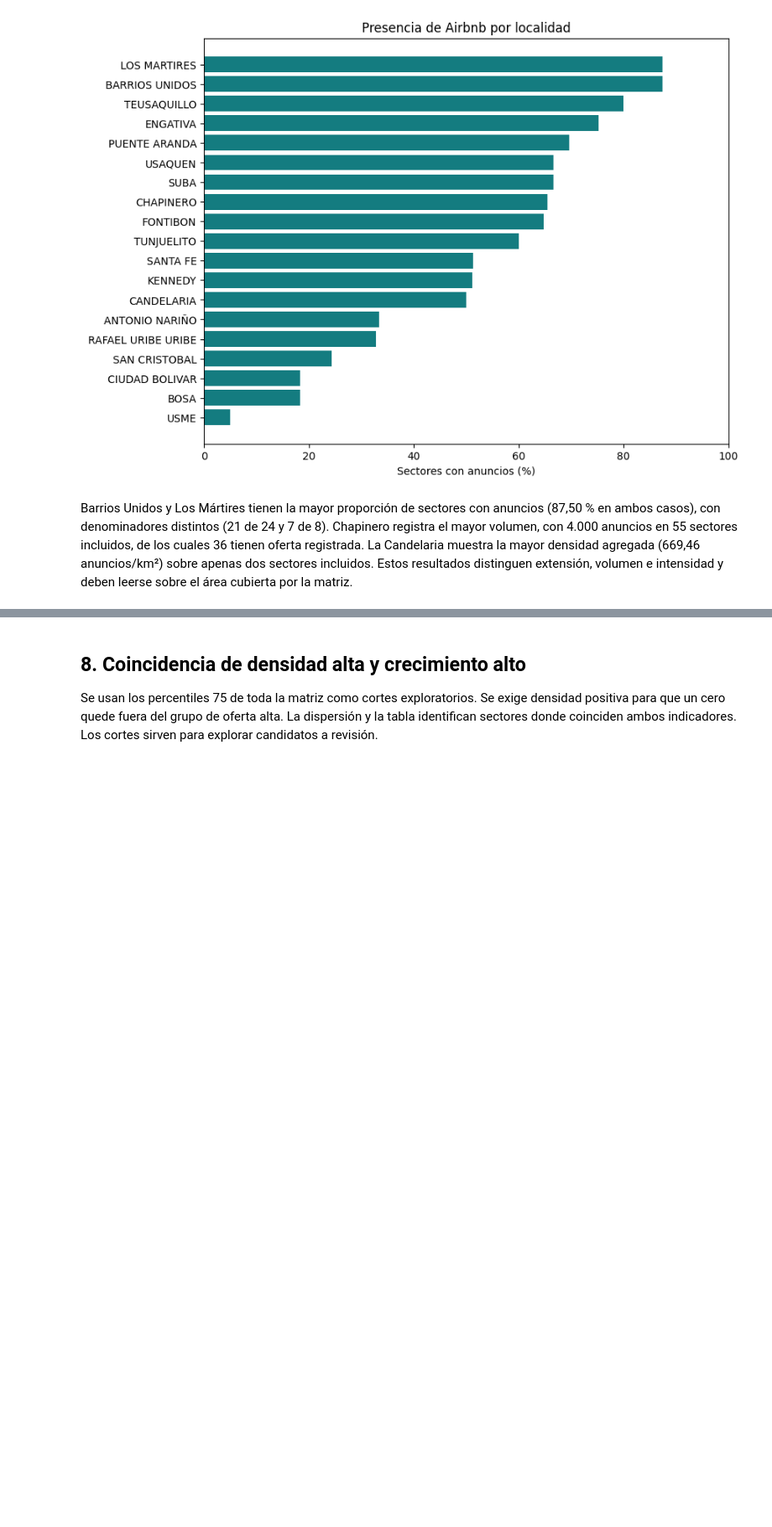
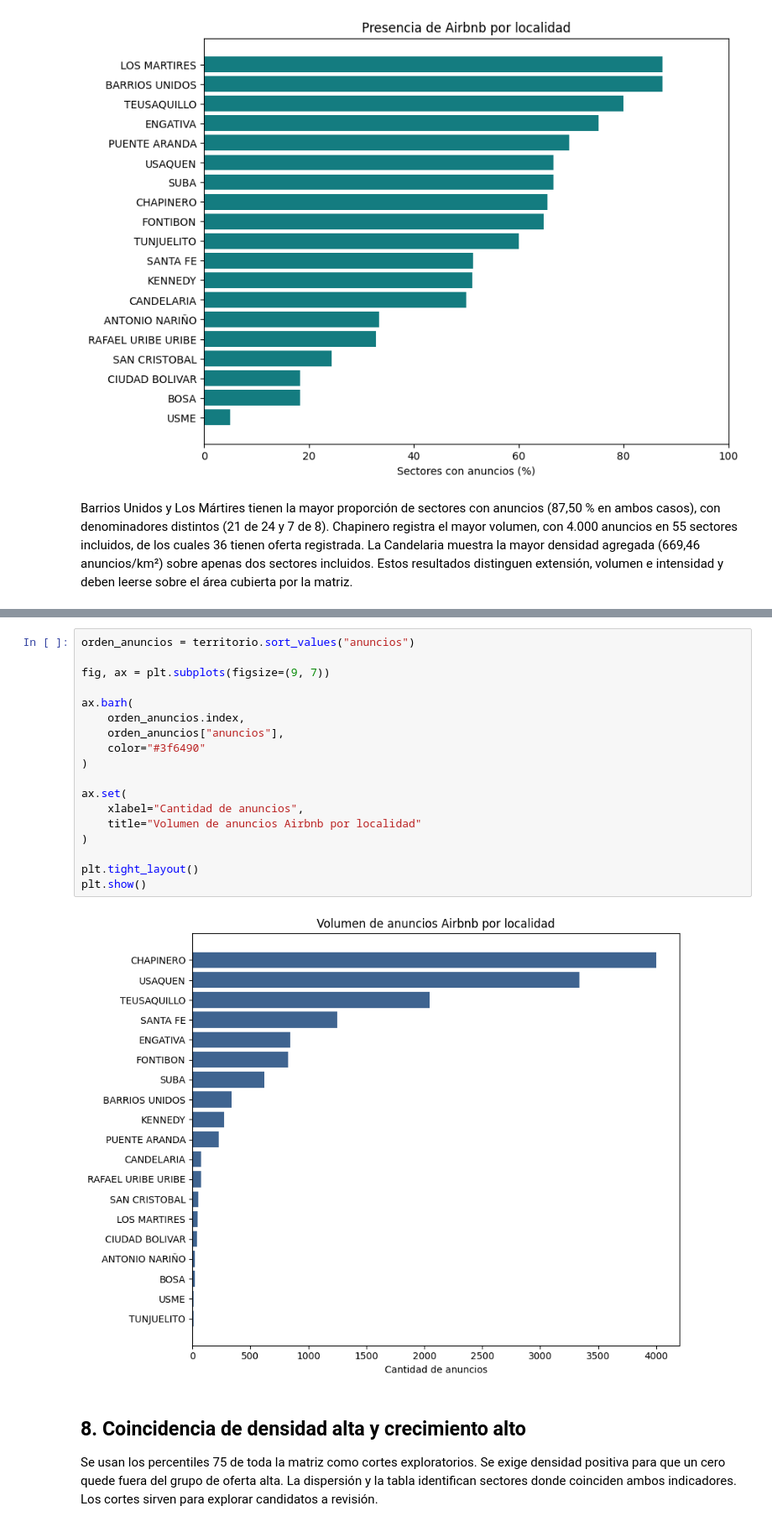
Before and after one commit to Informer20/dinamica-inmobiliaria-bogota-grupo2, a Jupyter notebook: notebooks/02_Entendimiento_de_los_datos.ipynb, the cells around one changed output, grey strips where cells are left out. Shown at 84% size. Saved outputs shown, nothing was run; the diff lists cells and outputs as text; blank space fills up the shorter version.

```diff
--- a/notebooks/02_Entendimiento_de_los_datos.ipynb
+++ b/notebooks/02_Entendimiento_de_los_datos.ipynb
@@ -246,3 +666,23 @@ Barrios Unidos y Los Mártires tienen la mayor proporción de sectores con anunc
+# %%
+orden_anuncios = territorio.sort_values("anuncios")
+
+fig, ax = plt.subplots(figsize=(9, 7))
+
+ax.barh(
+    orden_anuncios.index,
+    orden_anuncios["anuncios"],
+    color="#3f6490"
+)
+
+ax.set(
+    xlabel="Cantidad de anuncios",
+    title="Volumen de anuncios Airbnb por localidad"
+)
+
+plt.tight_layout()
+plt.show()
+# %% [output]
+[figure, added]
 # %% [markdown]
 ## 8. Coincidencia de densidad alta y crecimiento alto
 
```
Also changed, not shown: parts of 17 cells of this notebook.
